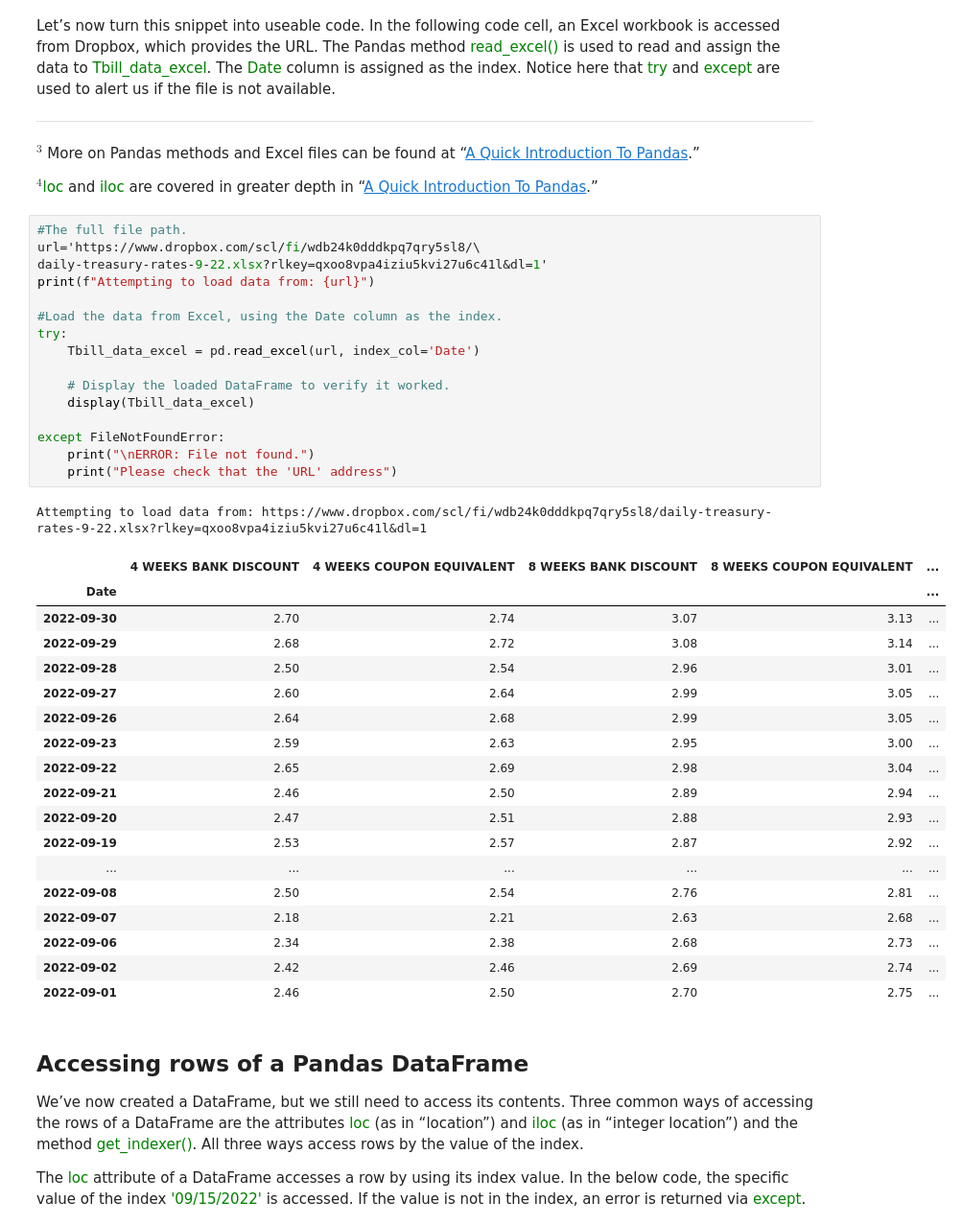
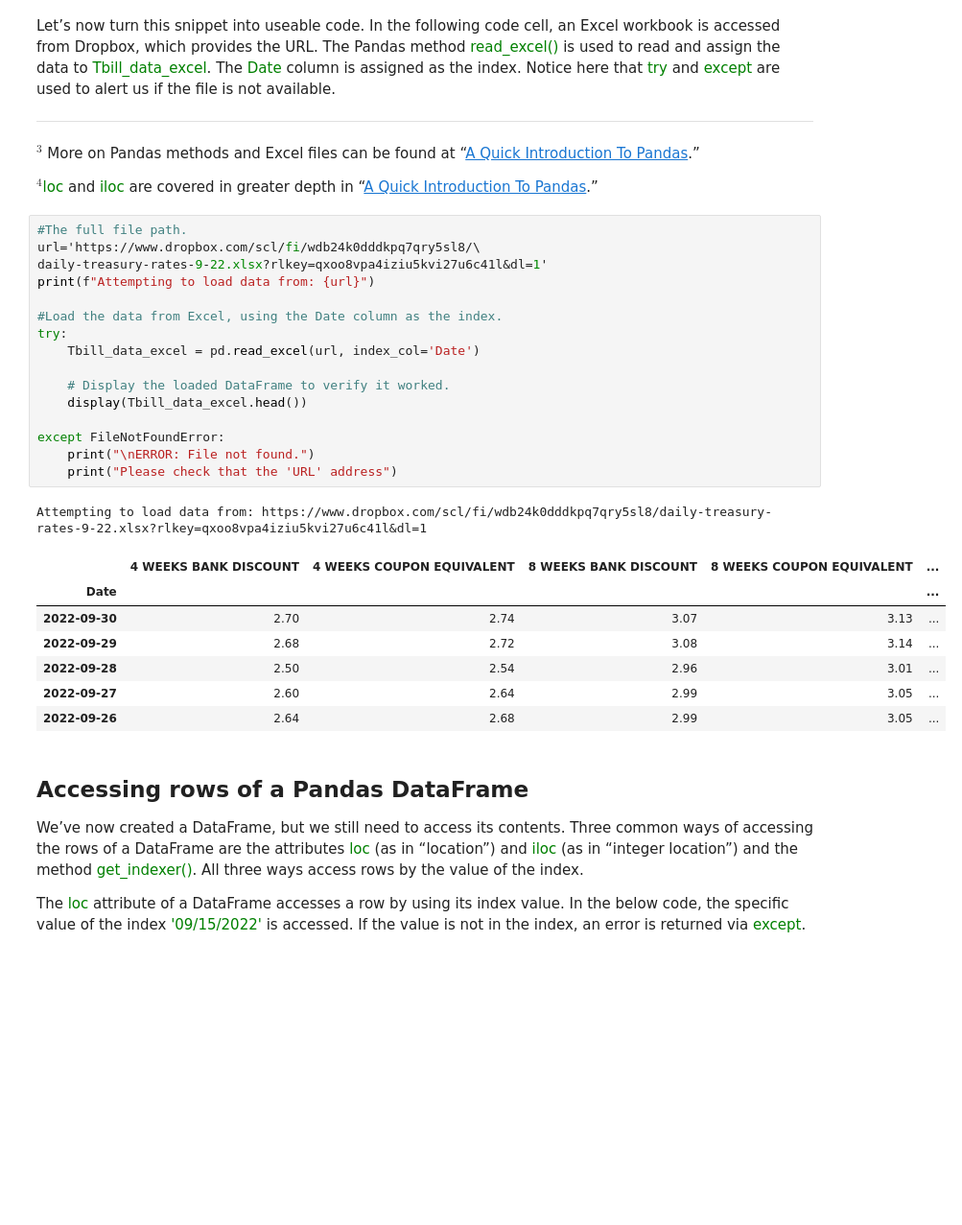
Before and after one commit to PatrickJHess/Volume-Three-Chapter-One, a Jupyter notebook: Calculating_And_Graphing_The_Term_Structure_Of_Interest_Rates.ipynb, the cells around one changed output. Shown at 96% size. Drawn from its saved outputs; the diff is of its cells as text; blank space fills up the shorter version.

Commit message:
typo in head should be head()

```diff
--- a/Calculating_And_Graphing_The_Term_Structure_Of_Interest_Rates.ipynb
+++ b/Calculating_And_Graphing_The_Term_Structure_Of_Interest_Rates.ipynb
@@ -299,39 +299,28 @@ $^{4}$<font color='green'>loc</font> and <font color='green'>iloc</font> are cov
 # %%
 #The full file path.
 url='https://www.dropbox.com/scl/fi/wdb24k0dddkpq7qry5sl8/\
 daily-treasury-rates-9-22.xlsx?rlkey=qxoo8vpa4iziu5kvi27u6c41l&dl=1'
 print(f"Attempting to load data from: {url}")
 
 #Load the data from Excel, using the Date column as the index.
 try:
     Tbill_data_excel = pd.read_excel(url, index_col='Date')
 
     # Display the loaded DataFrame to verify it worked.
-    display(Tbill_data_excel)
+    display(Tbill_data_excel.head())
 
 except FileNotFoundError:
     print("\nERROR: File not found.")
     print("Please check that the 'URL' address")
 # %% [output]
 Attempting to load data from: https://www.dropbox.com/scl/fi/wdb24k0dddkpq7qry5sl8/daily-treasury-rates-9-22.xlsx?rlkey=qxoo8vpa4iziu5kvi27u6c41l&dl=1
 |  | 4 WEEKS BANK DISCOUNT | 4 WEEKS COUPON EQUIVALENT | 8 WEEKS BANK DISCOUNT | 8 WEEKS COUPON EQUIVALENT | ... |
 | Date |  |  |  |  | ... |
 | 2022-09-30 | 2.70 | 2.74 | 3.07 | 3.13 | ... |
 | 2022-09-29 | 2.68 | 2.72 | 3.08 | 3.14 | ... |
 | 2022-09-28 | 2.50 | 2.54 | 2.96 | 3.01 | ... |
 | 2022-09-27 | 2.60 | 2.64 | 2.99 | 3.05 | ... |
 | 2022-09-26 | 2.64 | 2.68 | 2.99 | 3.05 | ... |
-| 2022-09-23 | 2.59 | 2.63 | 2.95 | 3.00 | ... |
-| 2022-09-22 | 2.65 | 2.69 | 2.98 | 3.04 | ... |
-| 2022-09-21 | 2.46 | 2.50 | 2.89 | 2.94 | ... |
-| 2022-09-20 | 2.47 | 2.51 | 2.88 | 2.93 | ... |
-| 2022-09-19 | 2.53 | 2.57 | 2.87 | 2.92 | ... |
-| ... | ... | ... | ... | ... | ... |
-| 2022-09-08 | 2.50 | 2.54 | 2.76 | 2.81 | ... |
-| 2022-09-07 | 2.18 | 2.21 | 2.63 | 2.68 | ... |
-| 2022-09-06 | 2.34 | 2.38 | 2.68 | 2.73 | ... |
-| 2022-09-02 | 2.42 | 2.46 | 2.69 | 2.74 | ... |
-| 2022-09-01 | 2.46 | 2.50 | 2.70 | 2.75 | ... |
 # %% [markdown]
 ## Accessing rows of a Pandas DataFrame
 
```
Also changed, not shown: 1 other file.
